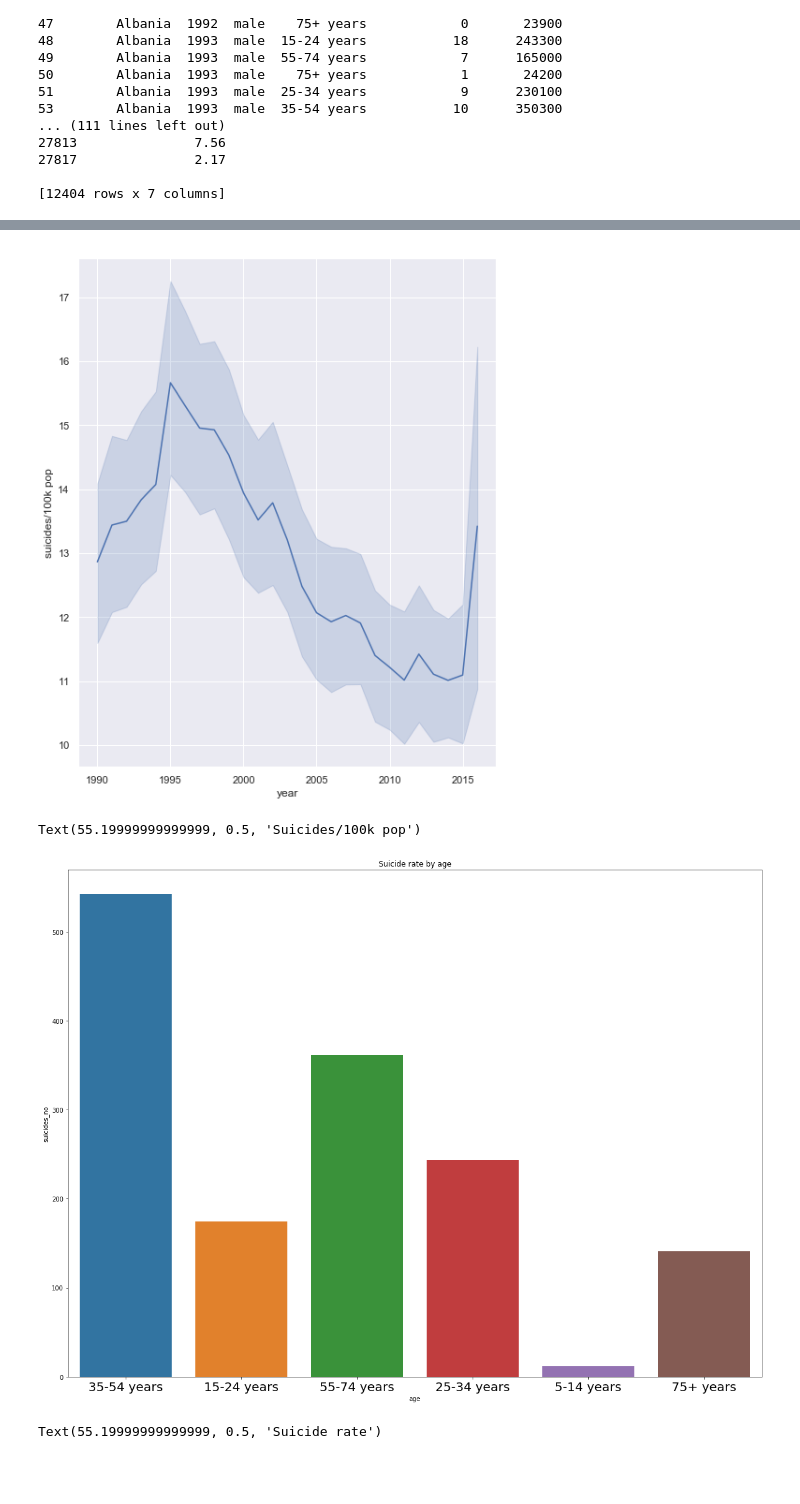
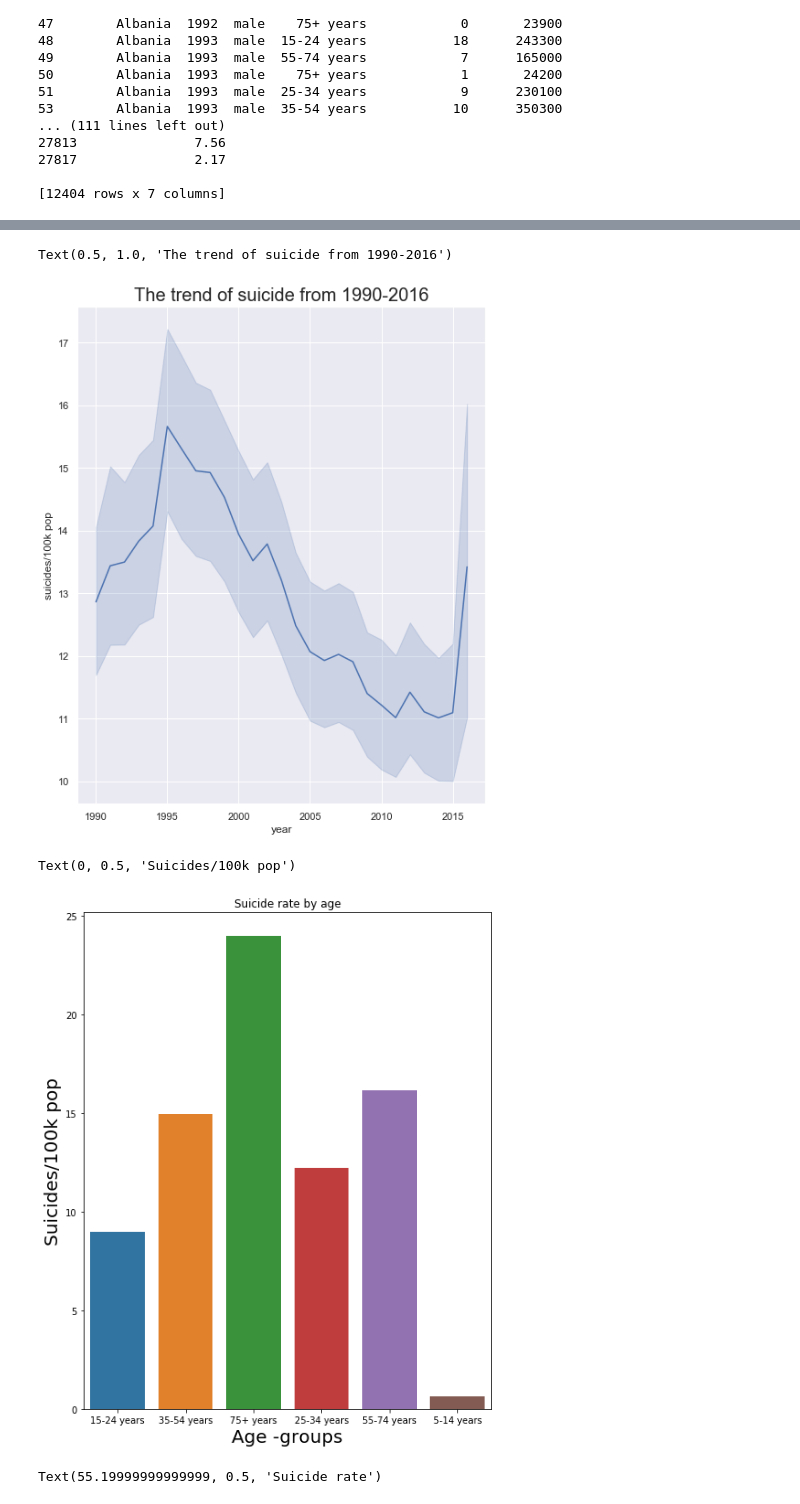
Before and after one commit to ndanni/Suicide_analysis, a Jupyter notebook: project/ndane_capstone_project.ipynb, the cells around one changed output, grey strips where cells are left out. Drawn from its saved outputs; the diff is of its cells as text; code cells hidden in the pictures; blank space fills up the shorter version.

```diff
--- a/project/ndane_capstone_project.ipynb
+++ b/project/ndane_capstone_project.ipynb
@@ -275,13 +257,13 @@ print((suicide_rates[suicide_rates['sex'] == 'male']))
 [12404 rows x 7 columns]
 # %%
 #to view the country with the highest suicide rate
-plt.figure(figsize=(50, 200))
+plt.figure(figsize=(40, 10))
 visual = sns.barplot(x = 'country', y = 'suicides_no', data = suicide_rates, ci = None)
 visual.set_title('Total rate of suicides between 1990-2016', {'fontsize': 50})
-visual.set_xlabel('Country', {'fontsize': 50})
+visual.set_xlabel('Country', {'fontsize': 25})
 visual.set_ylabel('Total', {'fontsize': 50})
-plt.rc('xtick',labelsize=20)
+plt.rc('xtick',labelsize=25)
 plt.xticks(rotation= 90)
-# from the graph, it can be seen that Russian has the highest suicide rate followed by the United states.
+# from the graph, it can be seen that Russian has the highest suicide rate followed by the United states and Japan.
 #One will be tempted to say these have the highest suicide rates.We will now consider the population of the people.
 # %% [output]
@@ -336,22 +324,24 @@ plt.xticks(rotation= 90)
 #to view the trend of suicide over time
 plt.figure(figsize=(8, 10))
 visual4 = sns.lineplot(x= 'year',y= 'suicides/100k pop', data = suicide_rates)
-visual4.set_title('The population of countries between 1990-2016', {'fontsize': 50})
+visual4.set_title('The trend of suicide from 1990-2016', {'fontsize': 20})
 #from the graph it can be interpreted that suicide rate was high as at 1995. It started decreasing until 2015 when suicide rate
 #started increasing.
 # %% [output]
+Text(0.5, 1.0, 'The trend of suicide from 1990-2016')
-[figure, old version]
+[figure, new version]
 # %%
 #to view suicide rate by age
-plt.figure(figsize=(20,15))
-visual2 = sns.barplot(x='age', y='suicides_no', data=suicide_rates, ci = None);
+plt.figure(figsize=(8,10))
+visual2 = sns.barplot(x='age', y='suicides/100k pop', data=suicide_rates, ci = None);
 visual2.set_title('Suicide rate by age')
-visual.set_xlabel('Age -groups',{'fontsize': 50})
-visual.set_ylabel('Suicides/100k pop', {'fontsize':50})
-#from the graph, it can be seen that suicide is common among ages 35- 54 years
+visual2.set_xlabel('Age -groups',{'fontsize': 20})
+visual2.set_ylabel('Suicides/100k pop', {'fontsize':20})
+#from the graph, it can be seen that suicide is common among ages 75+ and above years
+#it can be interpreted as a person gets older, the more suicidal the person gets
 # %% [output]
-Text(55.19999999999999, 0.5, 'Suicides/100k pop')
+Text(0, 0.5, 'Suicides/100k pop')
-[figure, old version]
+[figure, new version]
 # %%
 #to view suicide rate by sex
 plt.figure(figsize=(8,10))
```
Also changed, not shown: parts of 12 cells of this notebook.
